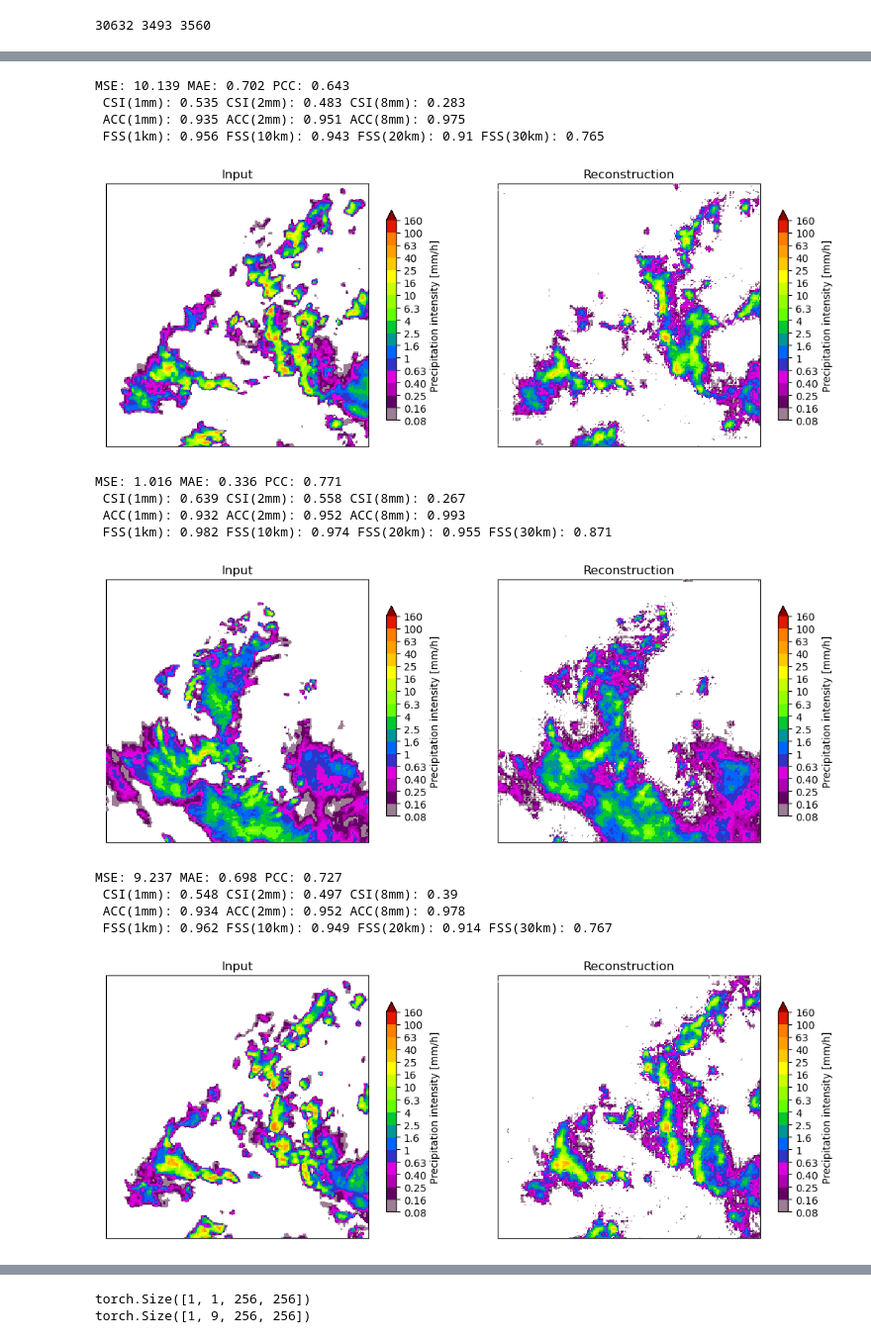
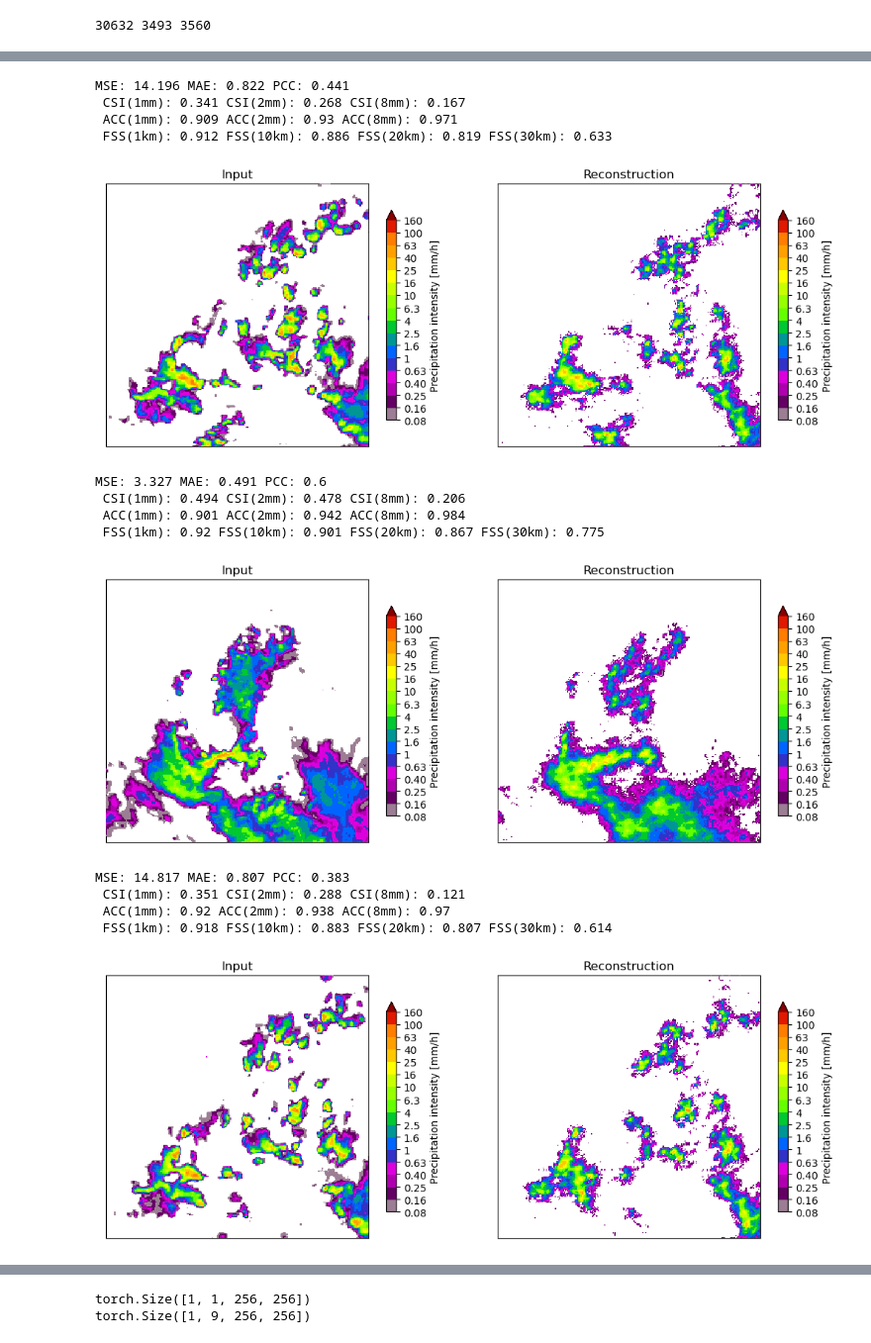
Before and after one commit to Limpingdragon03/Tokeniser_IRIS, a Jupyter notebook: src/models/tokenizer/token_ankush_1.ipynb, the cells around one changed output, grey strips where cells are left out. Shown at 99% size. Saved outputs shown, nothing was run; the diff lists cells and outputs as text; code cells hidden in the pictures.

```diff
--- a/src/models/tokenizer/token_ankush_1.ipynb
+++ b/src/models/tokenizer/token_ankush_1.ipynb
@@ -271,8 +290,9 @@ class radarDataset(Dataset):
 #from torch.cuda.amp import autocast
 #from torch.autograd import Variable
 import pandas as pd
+
 root_dir = '/home/hbi/RAD_NL25_RAP_5min/'
-batch_size=1
+batch_size=64
 
 df_train = pd.read_csv('/users/ankushroy/taming-transformers/training_Delfland08-14_20.csv', header = None)
 event_times = df_train[0].to_list()
@@ -304,7 +324,6 @@ dataset_train_re = radarDataset(root_dir, event_times, transform = Compose([ToTe
 
 data_list = [dataset_train_aa, dataset_train_dw, dataset_train_del, dataset_train_re]
 train_aadedwre = torch.utils.data.ConcatDataset(data_list)
-
 print(len(train_aadedwre), len(dataset_test), len(dataset_vali))
 loaders = { 'train' :DataLoader(train_aadedwre, batch_size, shuffle=True, num_workers=8),
             'test' :DataLoader(dataset_test, batch_size, shuffle=False, num_workers=8),
@@ -317,3 +336,18 @@ loaders = { 'train' :DataLoader(train_aadedwre, batch_size, shuffle=True, num_wo
           }
 # %% [output]
 30632 3493 3560
+# %%
+import matplotlib.pyplot as plt
+
+def imshow(img):
+    img = img.numpy().squeeze()
+    plt.imshow(img)
+    plt.show()
+
+# Display one image from each DataLoader
+for name, loader in loaders.items():
+    dataiter = iter(loader)
+    images = dataiter.next()
+    print(f"Displaying images from {name} DataLoader")
+    print(images.shape)
+    imshow(images[0][0])  # Display the first channel of the first image in the batch
@@ -336,14 +387,14 @@ import numpy as np
 from collections import defaultdict
 loss_total_step=0.0
 intermediate_losses = defaultdict(float)
-num_epochs=80
+num_epochs=120
 device = torch.device("cuda:0")  # Specify the GPU device
 epoch_start=0
 tokenizer.to(device)
 all_metrics = []  # List to store metrics for all epochs
 
 for epoch in range(epoch_start,num_epochs):
-    save_epoch = epoch in [0,2,4,9,19,29,39,49,59,79]
+    save_epoch = epoch in [0,9,19,29,39,49,59,69,79,89,99,109,119]
     #save_epoch = epoch in [2]
     loss_total_epoch=0.0
     optimizer_tokenizer.zero_grad()
@@ -381,7 +432,7 @@ for epoch in range(epoch_start,num_epochs):
         torch.save({
         'model_state_dict': tokenizer.state_dict(),
         'optimizer_state_dict': optimizer_tokenizer.state_dict(),
-        }, '/space/ankushroy/Tokeniser_exp2_1024_embdim_8/vqvae_checkpoint_epoch{}'.format(epoch+1))
+        }, '/space/ankushroy/Tokeniser_exp2_1024_embdim_14/vqvae_checkpoint_epoch{}'.format(epoch+1))
 
     all_metrics.append(metrics)  # Save metrics for the current epoch to the list
 
@@ -390,6 +441,6 @@ for epoch in range(epoch_start,num_epochs):
 metrics_array = np.array(all_metrics)
 
 # Save the metrics array as a NumPy file
-np.save('/space/ankushroy/Tokeniser_exp2_1024_embdim_8/metrices.npy', metrics_array)
+np.save('/space/ankushroy/Tokeniser_exp2_1024_embdim_14/metrices.npy', metrics_array)
 # Print all errors from each epoch's metrics dictionary
 # print(all_metrics)
@@ -400,7 +471,8 @@ from pysteps.verification.detcatscores import det_cat_fct
 from pysteps.verification.detcontscores import det_cont_fct
 from pysteps.verification.spatialscores import intensity_scale
 from pysteps.visualization import plot_precip_field
-device = 'cuda:1'
+threshold = 0.16
+device = 'cuda:0'
 pcc_average = 0
 tokenizer=tokenizer.to(device)
 for i, images in enumerate(loaders['test']):
@@ -408,12 +480,12 @@ for i, images in enumerate(loaders['test']):
     if i>=5:break
 
 
-    checkpoint = torch.load('/space/ankushroy/Tokeniser_exp2_1024_embdim_8/vqvae_checkpoint_epoch50', map_location=device)
+    checkpoint = torch.load('/space/ankushroy/Tokeniser_exp2_1024_embdim_10/vqvae_checkpoint_epoch350', map_location=device)
     tokenizer.load_state_dict(checkpoint['model_state_dict'])
 
     image = images[0]
     image = image.unsqueeze(1)
-    image = image[4:5, :, :, :]
+    image = image[3:4,:, :, :]
     input_image= image.to(device)  # batch x
         #print(input_image.size())
     a_r = tokenizer.encode_decode(input_image)
@@ -424,6 +496,8 @@ for i, images in enumerate(loaders['test']):
     for t in range(1):
         a_display = a_r[t,0,:,:].to('cpu').detach().numpy()*40
         a_r_display = input_image[t,0,:,:].to('cpu').detach().numpy()*40
+
+        a_display[a_display < threshold] = 0.0
 
         scores_cat1 = det_cat_fct(a_r_display, a_display, 1)
         scores_cat2 = det_cat_fct(a_r_display, a_display, 2)
@@ -465,15 +539,15 @@ MSE: 9.184 MAE: 0.697 PCC: 0.659
-MSE: 10.139 MAE: 0.702 PCC: 0.643
- CSI(1mm): 0.535 CSI(2mm): 0.483 CSI(8mm): 0.283
- ACC(1mm): 0.935 ACC(2mm): 0.951 ACC(8mm): 0.975
- FSS(1km): 0.956 FSS(10km): 0.943 FSS(20km): 0.91 FSS(30km): 0.765
+MSE: 14.196 MAE: 0.822 PCC: 0.441
+ CSI(1mm): 0.341 CSI(2mm): 0.268 CSI(8mm): 0.167
+ ACC(1mm): 0.909 ACC(2mm): 0.93 ACC(8mm): 0.971
+ FSS(1km): 0.912 FSS(10km): 0.886 FSS(20km): 0.819 FSS(30km): 0.633
-[figure, old version]
+[figure, new version]
-MSE: 1.016 MAE: 0.336 PCC: 0.771
- CSI(1mm): 0.639 CSI(2mm): 0.558 CSI(8mm): 0.267
- ACC(1mm): 0.932 ACC(2mm): 0.952 ACC(8mm): 0.993
- FSS(1km): 0.982 FSS(10km): 0.974 FSS(20km): 0.955 FSS(30km): 0.871
+MSE: 3.327 MAE: 0.491 PCC: 0.6
+ CSI(1mm): 0.494 CSI(2mm): 0.478 CSI(8mm): 0.206
+ ACC(1mm): 0.901 ACC(2mm): 0.942 ACC(8mm): 0.984
+ FSS(1km): 0.92 FSS(10km): 0.901 FSS(20km): 0.867 FSS(30km): 0.775
-[figure, old version]
+[figure, new version]
-MSE: 9.237 MAE: 0.698 PCC: 0.727
- CSI(1mm): 0.548 CSI(2mm): 0.497 CSI(8mm): 0.39
- ACC(1mm): 0.934 ACC(2mm): 0.952 ACC(8mm): 0.978
- FSS(1km): 0.962 FSS(10km): 0.949 FSS(20km): 0.914 FSS(30km): 0.767
+MSE: 14.817 MAE: 0.807 PCC: 0.383
+ CSI(1mm): 0.351 CSI(2mm): 0.288 CSI(8mm): 0.121
+ ACC(1mm): 0.92 ACC(2mm): 0.938 ACC(8mm): 0.97
+ FSS(1km): 0.918 FSS(10km): 0.883 FSS(20km): 0.807 FSS(30km): 0.614
-[figure, old version]
+[figure, new version]
```
Also changed, not shown: parts of 20 cells of this notebook, 21 other files.
